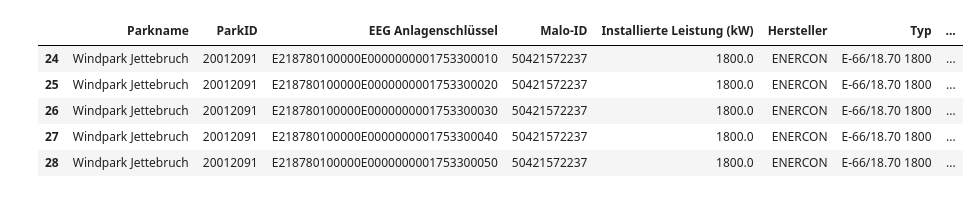
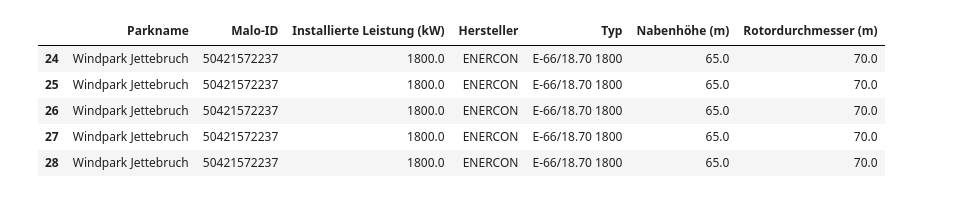
Before and after one commit to vikwal/synthetic_re_data_generation, a Jupyter notebook: evaluation/evaluation_real.ipynb, the cells around one changed output. Cells and saved outputs as stored; diff of their text form; code cells hidden in the pictures.

```diff
--- a/evaluation/evaluation_real.ipynb
+++ b/evaluation/evaluation_real.ipynb
@@ -118,9 +168,11 @@ Distance is 2.6833799438209995 km.
 # %%
-masterdata[masterdata.Parkname == 'Windpark Jettebruch']
+windpark_of_interest = 'Windpark Jettebruch'
+cols = ['Parkname', 'Malo-ID', 'Installierte Leistung (kW)', 'Hersteller', 'Typ', 'Nabenhöhe (m)', 'Rotordurchmesser (m)']
+masterdata[masterdata.Parkname == windpark_of_interest][cols]
 # %% [output]
-|  | Parkname | ParkID | EEG Anlagenschlüssel | Malo-ID | Installierte Leistung (kW) | Hersteller | Typ | ... |
-| 24 | Windpark Jettebruch | 20012091 | E218780100000E0000000001753300010 | 50421572237 | 1800.0 | ENERCON | E-66/18.70 1800 | ... |
-| 25 | Windpark Jettebruch | 20012091 | E218780100000E0000000001753300020 | 50421572237 | 1800.0 | ENERCON | E-66/18.70 1800 | ... |
-| 26 | Windpark Jettebruch | 20012091 | E218780100000E0000000001753300030 | 50421572237 | 1800.0 | ENERCON | E-66/18.70 1800 | ... |
-| 27 | Windpark Jettebruch | 20012091 | E218780100000E0000000001753300040 | 50421572237 | 1800.0 | ENERCON | E-66/18.70 1800 | ... |
-| 28 | Windpark Jettebruch | 20012091 | E218780100000E0000000001753300050 | 50421572237 | 1800.0 | ENERCON | E-66/18.70 1800 | ... |
+|  | Parkname | Malo-ID | Installierte Leistung (kW) | Hersteller | Typ | Nabenhöhe (m) | Rotordurchmesser (m) |
+| 24 | Windpark Jettebruch | 50421572237 | 1800.0 | ENERCON | E-66/18.70 1800 | 65.0 | 70.0 |
+| 25 | Windpark Jettebruch | 50421572237 | 1800.0 | ENERCON | E-66/18.70 1800 | 65.0 | 70.0 |
+| 26 | Windpark Jettebruch | 50421572237 | 1800.0 | ENERCON | E-66/18.70 1800 | 65.0 | 70.0 |
+| 27 | Windpark Jettebruch | 50421572237 | 1800.0 | ENERCON | E-66/18.70 1800 | 65.0 | 70.0 |
+| 28 | Windpark Jettebruch | 50421572237 | 1800.0 | ENERCON | E-66/18.70 1800 | 65.0 | 70.0 |
```
Also changed, not shown: parts of 19 cells of this notebook, 1 other file.
